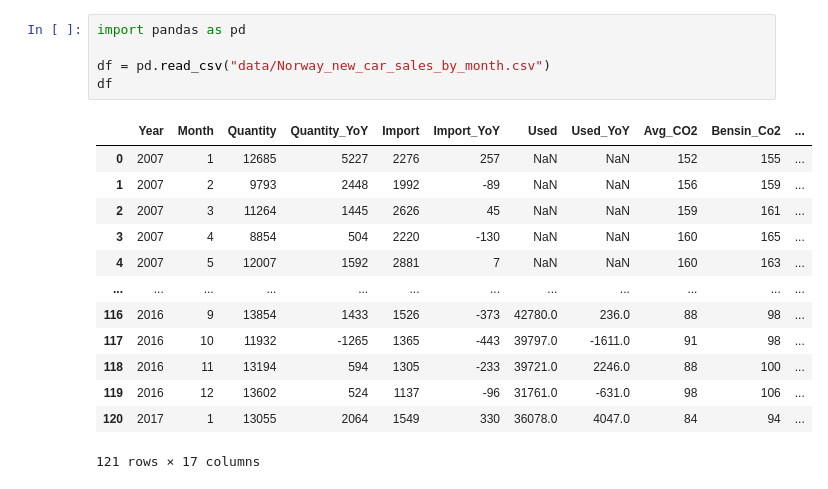
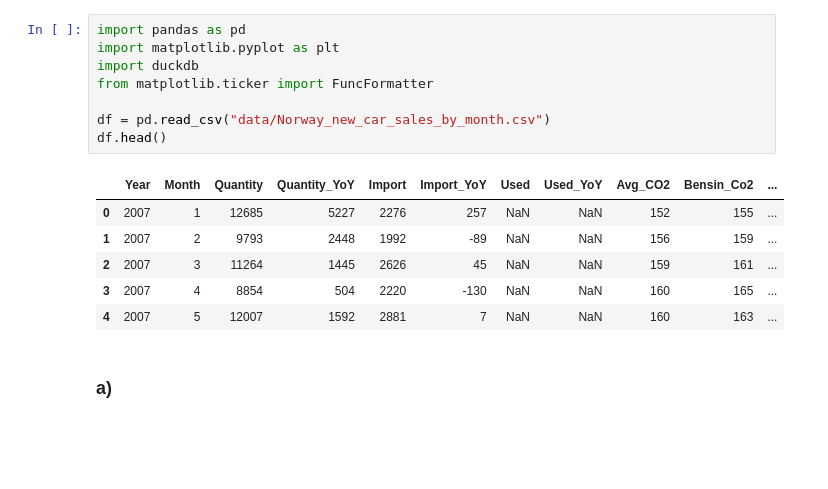
Before and after one commit to EfremDaniel/Data_visualisation_Efrem, a Jupyter notebook: exercises/exercise_0/exercise.ipynb, the cells around one changed output. Saved outputs shown, nothing was run; the diff lists cells and outputs as text; blank space fills up the shorter version.

```diff
--- a/exercises/exercise_0/exercise.ipynb
+++ b/exercises/exercise_0/exercise.ipynb
@@ -1,20 +1,18 @@
 # %%
 import pandas as pd
+import matplotlib.pyplot as plt
+import duckdb
+from matplotlib.ticker import FuncFormatter
 
 df = pd.read_csv("data/Norway_new_car_sales_by_month.csv")
-df
+df.head()
 # %% [output]
 |  | Year | Month | Quantity | Quantity_YoY | Import | Import_YoY | Used | Used_YoY | Avg_CO2 | Bensin_Co2 | ... |
 | 0 | 2007 | 1 | 12685 | 5227 | 2276 | 257 | NaN | NaN | 152 | 155 | ... |
 | 1 | 2007 | 2 | 9793 | 2448 | 1992 | -89 | NaN | NaN | 156 | 159 | ... |
 | 2 | 2007 | 3 | 11264 | 1445 | 2626 | 45 | NaN | NaN | 159 | 161 | ... |
 | 3 | 2007 | 4 | 8854 | 504 | 2220 | -130 | NaN | NaN | 160 | 165 | ... |
 | 4 | 2007 | 5 | 12007 | 1592 | 2881 | 7 | NaN | NaN | 160 | 163 | ... |
-| ... | ... | ... | ... | ... | ... | ... | ... | ... | ... | ... | ... |
-| 116 | 2016 | 9 | 13854 | 1433 | 1526 | -373 | 42780.0 | 236.0 | 88 | 98 | ... |
-| 117 | 2016 | 10 | 11932 | -1265 | 1365 | -443 | 39797.0 | -1611.0 | 91 | 98 | ... |
-| 118 | 2016 | 11 | 13194 | 594 | 1305 | -233 | 39721.0 | 2246.0 | 88 | 100 | ... |
-| 119 | 2016 | 12 | 13602 | 524 | 1137 | -96 | 31761.0 | -631.0 | 98 | 106 | ... |
-| 120 | 2017 | 1 | 13055 | 2064 | 1549 | 330 | 36078.0 | 4047.0 | 84 | 94 | ... |
-121 rows × 17 columns
+# %% [markdown]
+### a)
 # %%
```
Also changed, not shown: parts of 9 cells of this notebook.
